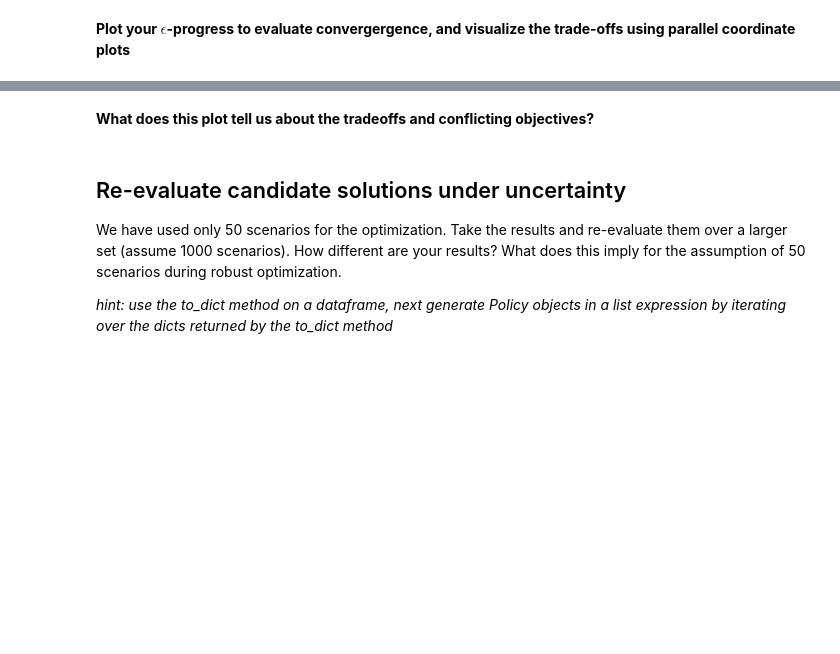
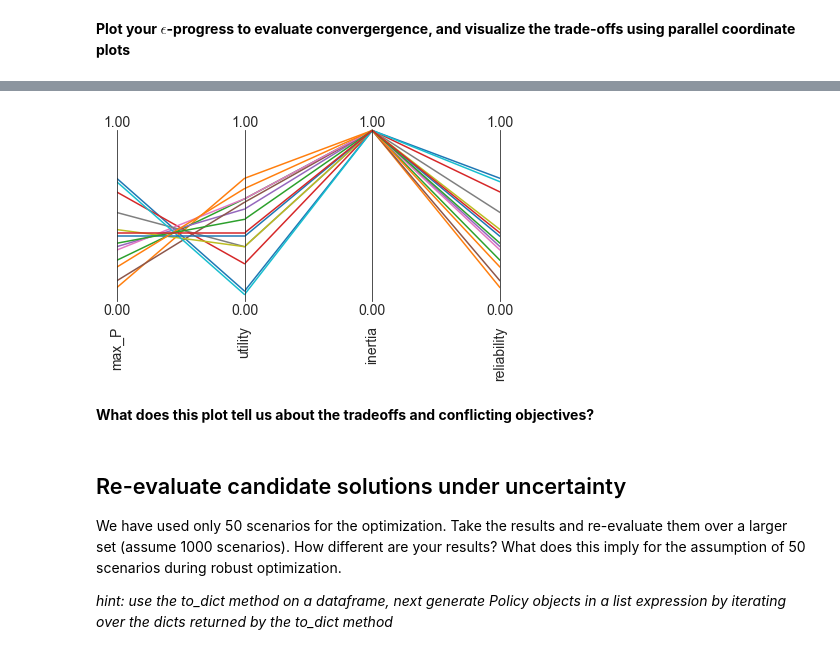
Before and after one commit to SoniAnmol/epa_1361_group_20_final_project, a Jupyter notebook: Week 5-6 - robustness and direct search/assignment 10 - MORO_roel.ipynb, the cells around one changed output, grey strips where cells are left out. Drawn from its saved outputs; the diff is of its cells as text; code cells hidden in the pictures; blank space fills up the shorter version.

```diff
--- a/Week 5-6 - robustness and direct search/assignment 10 - MORO_roel.ipynb
+++ b/Week 5-6 - robustness and direct search/assignment 10 - MORO_roel.ipynb
@@ -147,3 +296,16 @@ Set up the robust optimization problem using the robustness functions you have s
+# %%
+from ema_workbench.analysis import parcoords
+
+data = archive.loc[:, [o.name for o in robustnes_functions]]
+limits = parcoords.get_limits(data)
+limits.loc[0, :] = 0
+limits.loc[1, :] = 1
+
+paraxes = parcoords.ParallelAxes(limits)
+paraxes.plot(data)
+plt.show()
+# %% [output]
+[figure, added]
 # %% [markdown]
 **What does this plot tell us about the tradeoffs and conflicting objectives?**
 # %% [markdown]
```
Also changed, not shown: parts of 20 cells of this notebook.
